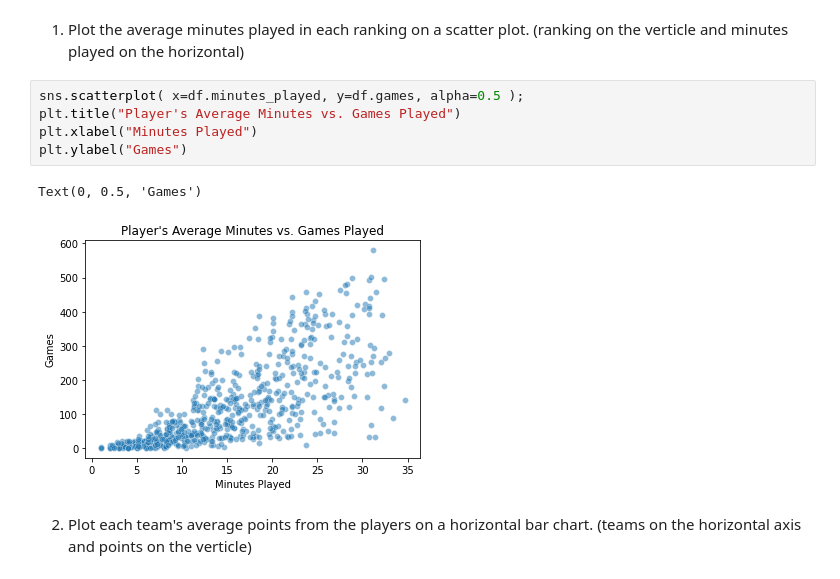
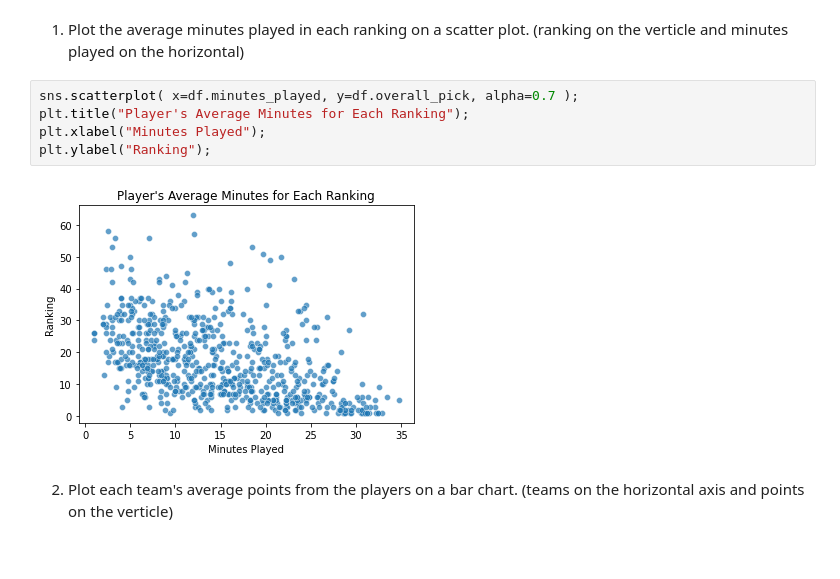
Before and after one commit to AveryH6/WNBA-Draft, a Jupyter notebook: draft.ipynb, the cells around one changed output. Drawn from its saved outputs; the diff is of its cells as text.

```diff
--- a/draft.ipynb
+++ b/draft.ipynb
@@ -216,15 +217,14 @@ uni_ken.win_shares.mean()
 # %% [markdown]
 1. Plot the average minutes played in each ranking on a scatter plot. (ranking on the verticle and minutes played on the horizontal)
 # %%
-sns.scatterplot( x=df.minutes_played, y=df.games, alpha=0.5 );
-plt.title("Player's Average Minutes vs. Games Played")
-plt.xlabel("Minutes Played")
-plt.ylabel("Games")
+sns.scatterplot( x=df.minutes_played, y=df.overall_pick, alpha=0.7 );
+plt.title("Player's Average Minutes for Each Ranking");
+plt.xlabel("Minutes Played");
+plt.ylabel("Ranking");
 # %% [output]
-Text(0, 0.5, 'Games')
-[figure, old version]
+[figure, new version]
 # %% [markdown]
-2. Plot each team's average points from the players on a horizontal bar chart. (teams on the horizontal axis and points on the verticle)
+2. Plot each team's average points from the players on a bar chart. (teams on the horizontal axis and points on the verticle)
 # %%
 f, ax = plt.subplots(figsize=(9, 6))
 sns.barplot(x= df.team, y= df.points, ci=None);
```
Also changed, not shown: parts of 10 cells of this notebook.
